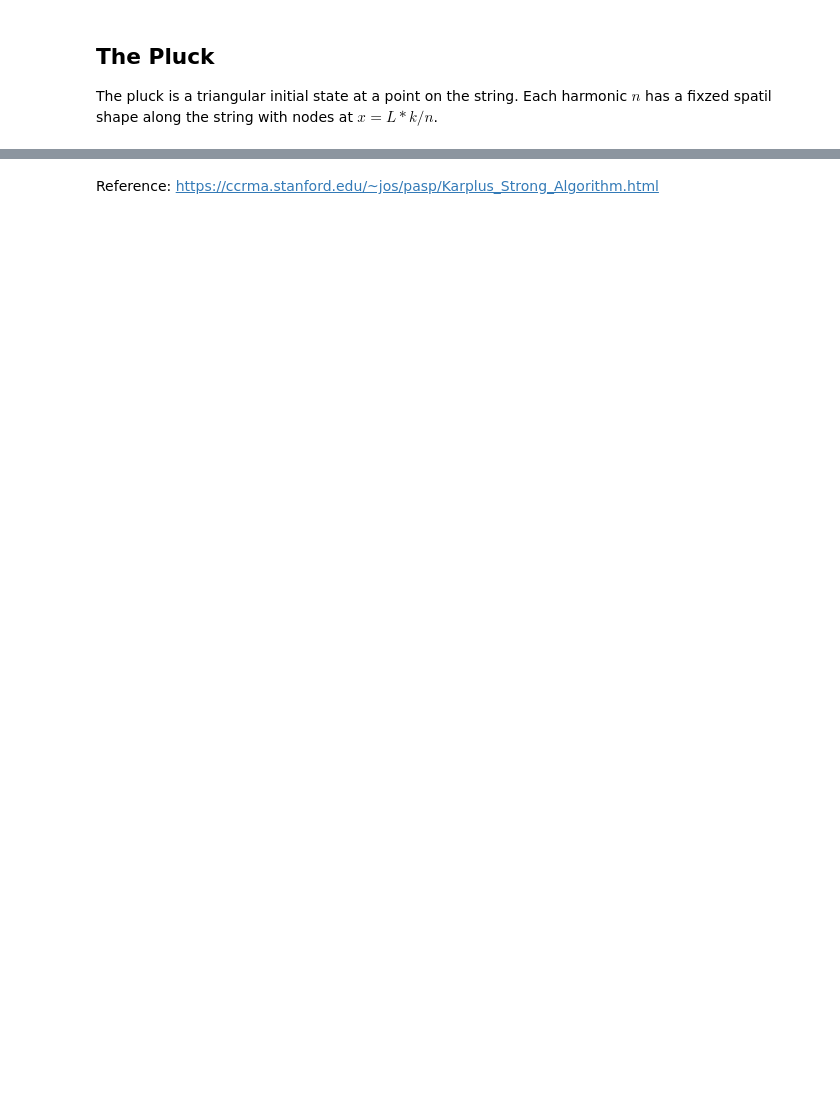
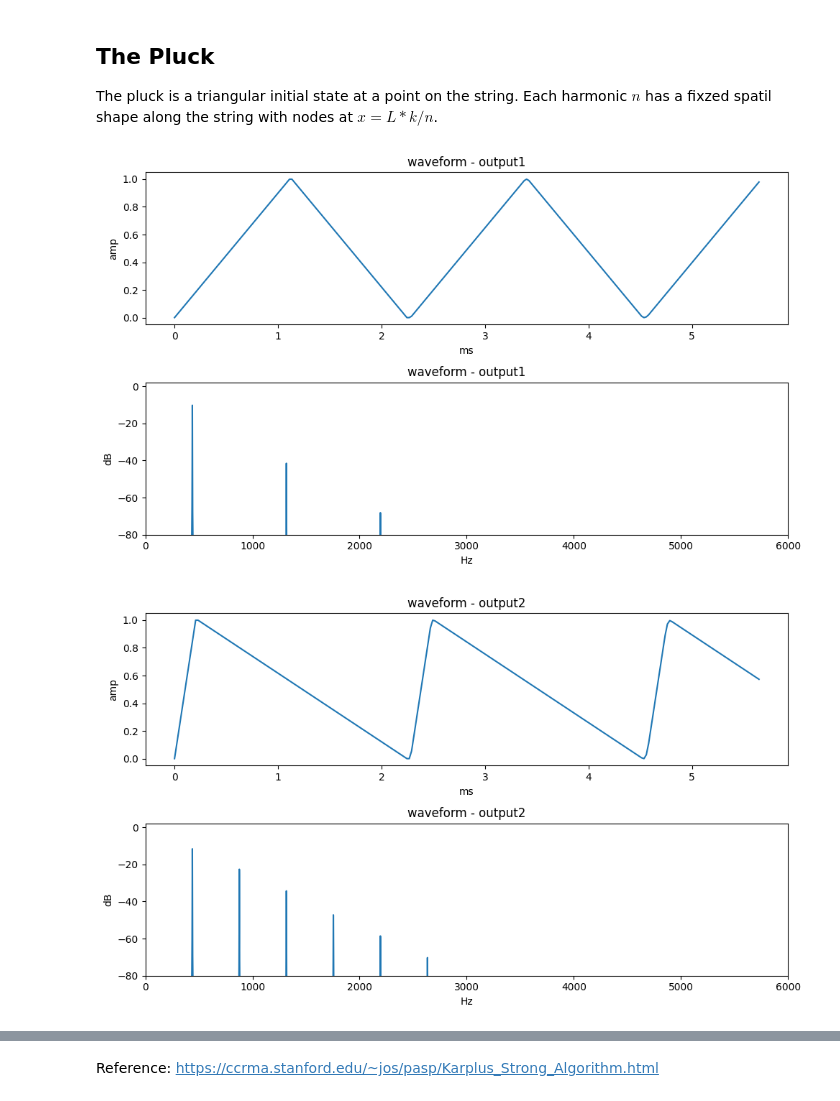
Before and after one commit to MementolanAngwitch/RealSound, a Jupyter notebook: guitar.ipynb, the cells around one changed output, grey strips where cells are left out. Saved outputs shown, nothing was run; the diff lists cells and outputs as text; code cells hidden in the pictures; blank space fills up the shorter version.

```diff
--- a/guitar.ipynb
+++ b/guitar.ipynb
@@ -50,22 +51,32 @@ Audio(output, rate = fs)
 # %% [markdown]
 ## The Pluck
 The pluck is a triangular initial state at a point on the string. Each harmonic $n$ has a fixzed spatil shape along the string with nodes at $ x = L * k/n$.
-# %%
-#The pluck is an initial state that peaks at a point on the string and decays linearly
-beta = 0.5
-p = int(beta *N)
-increasing = np.linspace(0, 1, p)
-decreasing = np.linspace(0,1, N-p)
-np.concatenate((decreasing,increasing), axis = none)
-
-output = np.zeros(int(fs * duration))
-output[0] = noise[0]
-idx = 0
-last = 0
-
-for i in range(int(fs * duration)):
-    output[i] = noise[idx]
-    x = noise[idx]
-    noise[idx] = 0.5 * (x + last)
-    last = x
-    idx = (idx + 1) % N
+# %%
+def pluck_string(beta, N = 100, duration = 2.0, fs = 44100, rho = 1.0 ):
+    p = int(beta *N)
+    increasing = np.linspace(0, 1, p)
+    decreasing = np.linspace(1,0, N-p)
+    noise = np.concatenate((increasing,decreasing))
+
+    output = np.zeros(int(fs * duration))
+    output[0] = noise[0]
+    idx = 0
+    last = 0
+
+    for i in range(int(fs * duration)):
+        output[i] = noise[idx]
+        x = noise[idx]
+        noise[idx] = 0.5 * (x + last) * rho
+        last = x
+        idx = (idx + 1) % N
+
+    return output
+# %%
+output1 = pluck_string(0.5)
+output2 = pluck_string(0.1)
+# %%
+plot_waveform_spectrum(output1, "output1")
+plot_waveform_spectrum(output2, "output2")
+# %% [output]
+[figure, added]
+[figure, added]
```
Also changed, not shown: parts of 29 cells of this notebook.
